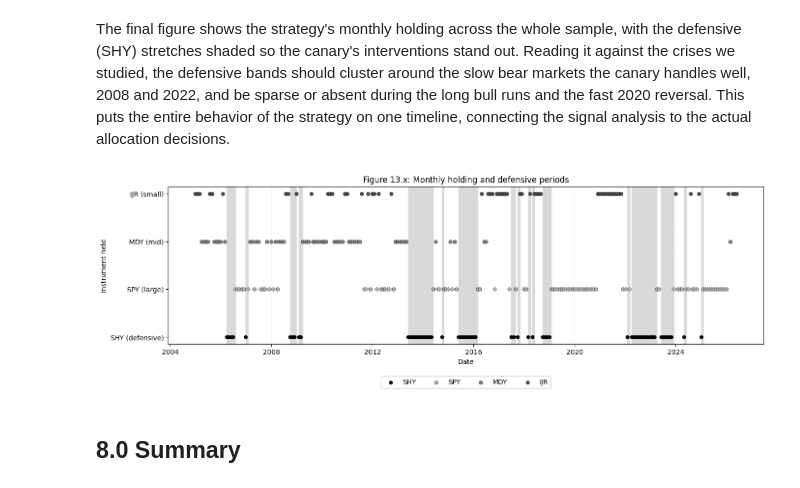
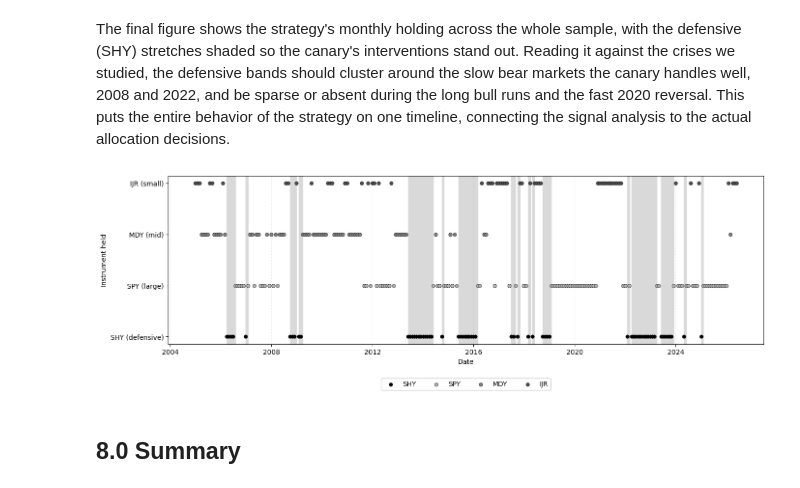
Before and after one commit to PacktPublishing/Hands-on-Financial-Trading-with-Python-Second-Edition, a Jupyter notebook: chapter13/B37124_13_04_hybrid_asset_allocation.ipynb, the cells around one changed output. Saved outputs shown, nothing was run; the diff lists cells and outputs as text; code cells hidden in the pictures.

```diff
--- a/chapter13/B37124_13_04_hybrid_asset_allocation.ipynb
+++ b/chapter13/B37124_13_04_hybrid_asset_allocation.ipynb
@@ -972,39 +962,39 @@ plt.show()
 # %% [markdown]
 The final figure shows the strategy's monthly holding across the whole sample, with the defensive (SHY) stretches shaded so the canary's interventions stand out. Reading it against the crises we studied, the defensive bands should cluster around the slow bear markets the canary handles well, 2008 and 2022, and be sparse or absent during the long bull runs and the fast 2020 reversal. This puts the entire behavior of the strategy on one timeline, connecting the signal analysis to the actual allocation decisions.
 # %%
-# Figure 13.6: monthly holding over time, with defensive months shaded.
+# Figure 13.x: monthly holding over time, with defensive months shaded.
 # Each instrument gets a distinct grayscale level; SHY months also get a
 # shaded band so the defensive stretches are obvious in print.
 instrument_levels = {'SHY': 0, 'SPY': 1, 'MDY': 2, 'IJR': 3}
 instrument_shades = {'SHY': '0.0', 'SPY': '0.7', 'MDY': '0.5', 'IJR': '0.3'}
 
 holding_level = holdings.map(instrument_levels)
 
 fig, ax = plt.subplots(figsize=(14, 5))
 
 # Plot each month as a marker at its instrument's level, shaded by instrument.
 for inst, lvl in instrument_levels.items():
     mask = holdings == inst
     ax.scatter(holdings.index[mask], holding_level[mask],
                color=instrument_shades[inst], edgecolor='black',
                linewidth=0.4, s=28, label=inst, zorder=3)
 
 # Shade the defensive (SHY) months as vertical bands.
 defensive_dates = holdings.index[holdings == 'SHY']
 for d in defensive_dates:
     ax.axvspan(d, d + pd.Timedelta(days=31), color='0.85', zorder=0)
 
 ax.set_yticks(list(instrument_levels.values()))
 ax.set_yticklabels(['SHY (defensive)', 'SPY (large)', 'MDY (mid)', 'IJR (small)'])
 ax.set_ylabel('Instrument held')
 ax.set_xlabel('Date')
-ax.set_title('Figure 13.6: Monthly holding and defensive periods')
+# ax.set_title('Figure 13.6: Monthly holding and defensive periods')
 ax.legend(loc='upper center', bbox_to_anchor=(0.5, -0.18), ncol=4, framealpha=0.9)
 ax.grid(axis='x', linestyle=':', alpha=0.4)
 plt.tight_layout(rect=[0, 0.04, 1, 1])
 plt.show()
 # %% [output]
-[figure, old version]
+[figure, new version]
 # %% [markdown]
 ## 8.0 Summary
 # %% [markdown]
```
Also changed, not shown: parts of 13 cells of this notebook, 28 other files.
